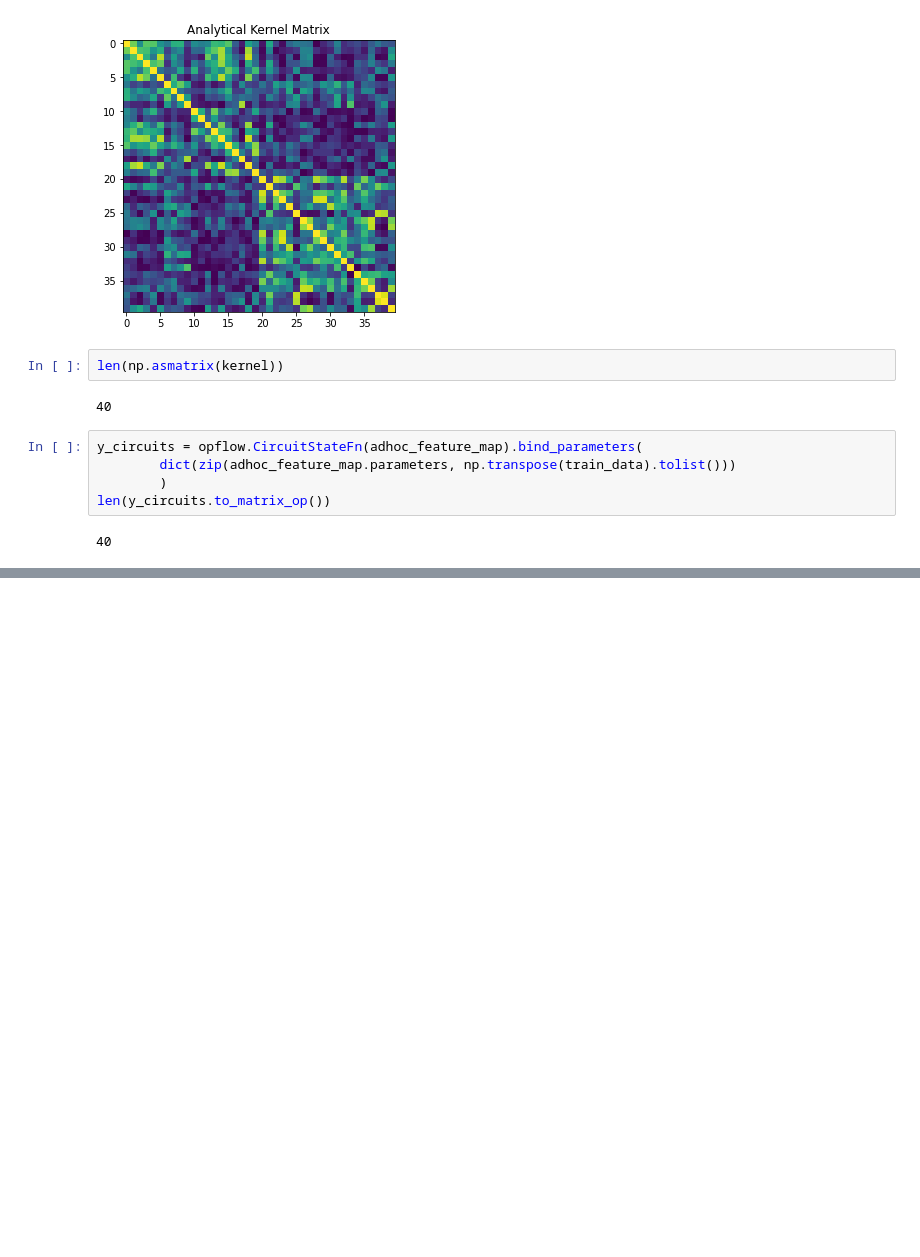
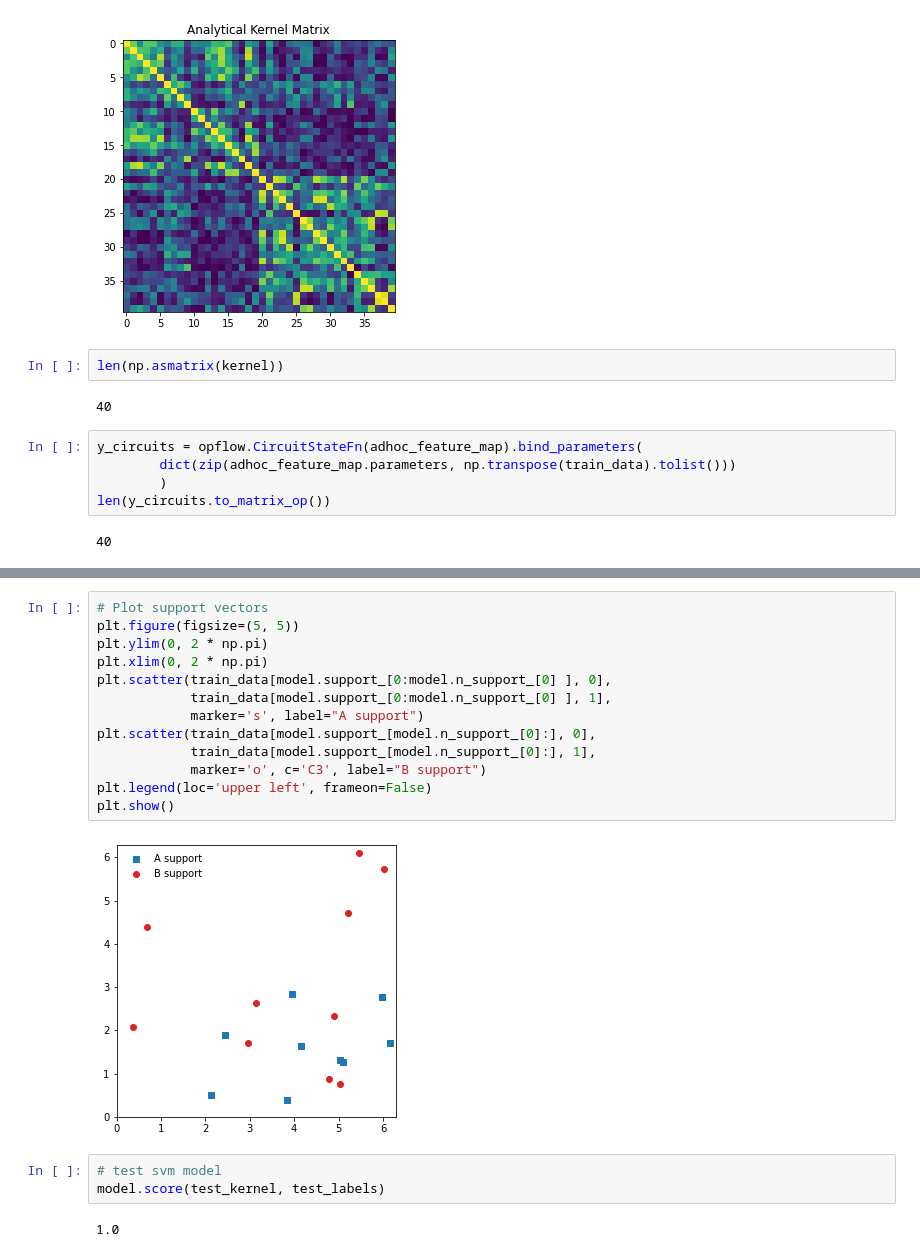
Before and after one commit to brian811117/QuantumComputing, a Jupyter notebook: SupervsiedLearning.ipynb, the cells around one changed output, grey strips where cells are left out. Drawn from its saved outputs; the diff is of its cells as text; blank space fills up the shorter version.

```diff
--- a/SupervsiedLearning.ipynb
+++ b/SupervsiedLearning.ipynb
@@ -131,0 +156,20 @@ len(y_circuits.to_matrix_op())
+# %%
+# Plot support vectors
+plt.figure(figsize=(5, 5))
+plt.ylim(0, 2 * np.pi)
+plt.xlim(0, 2 * np.pi)
+plt.scatter(train_data[model.support_[0:model.n_support_[0] ], 0],
+            train_data[model.support_[0:model.n_support_[0] ], 1],
+            marker='s', label="A support")
+plt.scatter(train_data[model.support_[model.n_support_[0]:], 0],
+            train_data[model.support_[model.n_support_[0]:], 1],
+            marker='o', c='C3', label="B support")
+plt.legend(loc='upper left', frameon=False)
+plt.show()
+# %% [output]
+[figure, added]
+# %%
+# test svm model
+model.score(test_kernel, test_labels)
+# %% [output]
+1.0
```
Also changed, not shown: parts of 3 cells of this notebook.
